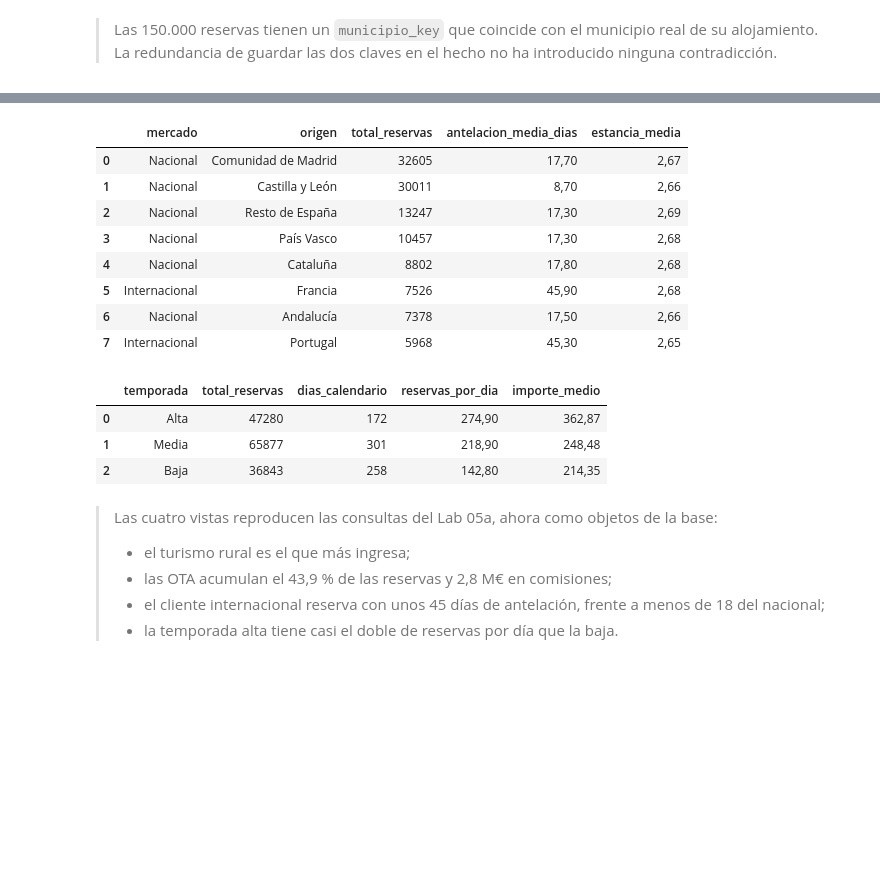
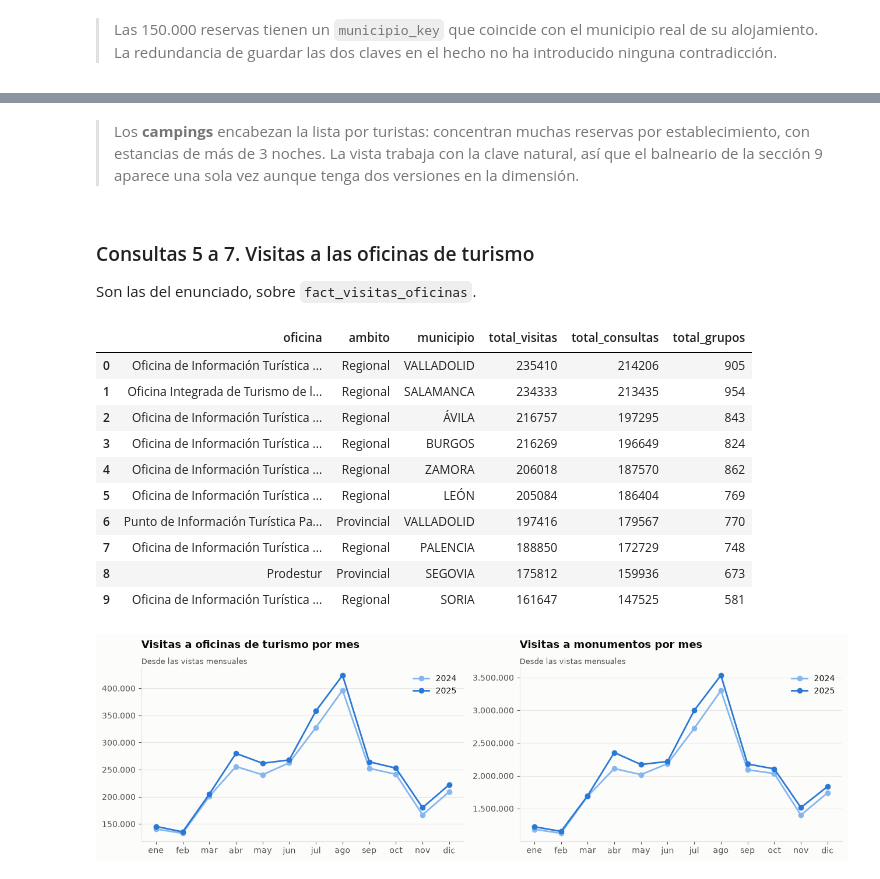
Before and after one commit to GeorgiF0x/SmartTour-BigData, a Jupyter notebook: notebooks/03_Lab05c_Vistas_SCD.ipynb, the cells around one changed output, grey strips where cells are left out. Drawn from its saved outputs; the diff is of its cells as text; code cells hidden in the pictures; blank space fills up the shorter version.

```diff
--- a/notebooks/03_Lab05c_Vistas_SCD.ipynb
+++ b/notebooks/03_Lab05c_Vistas_SCD.ipynb
@@ -464,26 +507,46 @@ sql("SELECT * FROM dw.vw_reservas_canal ORDER BY total_reservas DESC")
+# %% [markdown]
+> Los **campings** encabezan la lista por turistas: concentran muchas reservas por establecimiento, con estancias de más de 3 noches. La vista trabaja con la clave natural, así que el balneario de la sección 9 aparece una sola vez aunque tenga dos versiones en la dimensión.
+# %% [markdown]
+### Consultas 5 a 7. Visitas a las oficinas de turismo
+
+Son las del enunciado, sobre `fact_visitas_oficinas`.
 # %%
-sql("SELECT * FROM dw.vw_reservas_procedencia ORDER BY total_reservas DESC LIMIT 8")
+sql("SELECT oficina, ambito, municipio, total_visitas, total_consultas, total_grupos "
+    "FROM dw.vw_visitas_oficinas ORDER BY total_visitas DESC LIMIT 10")
 # %% [output]
-|  | mercado | origen | total_reservas | antelacion_media_dias | estancia_media |
-| 0 | Nacional | Comunidad de Madrid | 32605 | 17,70 | 2,67 |
-| 1 | Nacional | Castilla y León | 30011 | 8,70 | 2,66 |
-| 2 | Nacional | Resto de España | 13247 | 17,30 | 2,69 |
-| 3 | Nacional | País Vasco | 10457 | 17,30 | 2,68 |
-| 4 | Nacional | Cataluña | 8802 | 17,80 | 2,68 |
-| 5 | Internacional | Francia | 7526 | 45,90 | 2,68 |
-| 6 | Nacional | Andalucía | 7378 | 17,50 | 2,66 |
-| 7 | Internacional | Portugal | 5968 | 45,30 | 2,65 |
+|  | oficina | ambito | municipio | total_visitas | total_consultas | total_grupos |
+| 0 | Oficina de Información Turística ... | Regional | VALLADOLID | 235410 | 214206 | 905 |
+| 1 | Oficina Integrada de Turismo de l... | Regional | SALAMANCA | 234333 | 213435 | 954 |
+| 2 | Oficina de Información Turística ... | Regional | ÁVILA | 216757 | 197295 | 843 |
+| 3 | Oficina de Información Turística ... | Regional | BURGOS | 216269 | 196649 | 824 |
+| 4 | Oficina de Información Turística ... | Regional | ZAMORA | 206018 | 187570 | 862 |
+| 5 | Oficina de Información Turística ... | Regional | LEÓN | 205084 | 186404 | 769 |
+| 6 | Punto de Información Turística Pa... | Provincial | VALLADOLID | 197416 | 179567 | 770 |
+| 7 | Oficina de Información Turística ... | Regional | PALENCIA | 188850 | 172729 | 748 |
+| 8 | Prodestur | Provincial | SEGOVIA | 175812 | 159936 | 673 |
+| 9 | Oficina de Información Turística ... | Regional | SORIA | 161647 | 147525 | 581 |
 # %%
-sql("SELECT * FROM dw.vw_reservas_temporada ORDER BY reservas_por_dia DESC")
+oficinas_mes = sql("SELECT * FROM dw.vw_visitas_oficinas_mensuales ORDER BY anio, mes")
+monumentos_mes = sql("""
+    SELECT anio, mes, SUM(visitas) AS visitas
+    FROM dw.vw_visitas_monumentos_mensuales
+    GROUP BY anio, mes ORDER BY anio, mes
+""")
+
+fig, axes = plt.subplots(1, 2, figsize=(13, 4))
+for ax, datos, columna, titulo in [
+    (axes[0], oficinas_mes, "total_visitas", "Visitas a oficinas de turismo por mes"),
+    (axes[1], monumentos_mes, "visitas", "Visitas a monumentos por mes"),
+]:
+    for anio, color in [(2024, ACCENT_LIGHT), (2025, ACCENT)]:
+        serie = datos[datos["anio"] == anio]
+        ax.plot(serie["mes"], serie[columna], marker="o", color=color, linewidth=2, label=str(anio))
+    ax.set_xticks(range(1, 13), ["ene", "feb", "mar", "abr", "may", "jun", "jul", "ago", "sep", "oct", "nov", "dic"])
+    _titles(ax, titulo, "Desde las vistas mensuales")
+    ax.grid(axis="y", color=GRID, linewidth=0.8)
+    ax.legend(frameon=False)
+    _axis_es(ax.yaxis)
+plt.tight_layout()
+plt.show()
 # %% [output]
-|  | temporada | total_reservas | dias_calendario | reservas_por_dia | importe_medio |
-| 0 | Alta | 47280 | 172 | 274,90 | 362,87 |
-| 1 | Media | 65877 | 301 | 218,90 | 248,48 |
-| 2 | Baja | 36843 | 258 | 142,80 | 214,35 |
+[figure, added]
-# %% [markdown]
-> Las cuatro vistas reproducen las consultas del Lab 05a, ahora como objetos de la base:
->
-> - el turismo rural es el que más ingresa;
-> - las OTA acumulan el 43,9 % de las reservas y 2,8 M€ en comisiones;
-> - el cliente internacional reserva con unos 45 días de antelación, frente a menos de 18 del nacional;
-> - la temporada alta tiene casi el doble de reservas por día que la baja.
```
Also changed, not shown: parts of 93 cells of this notebook, 4 other files.
